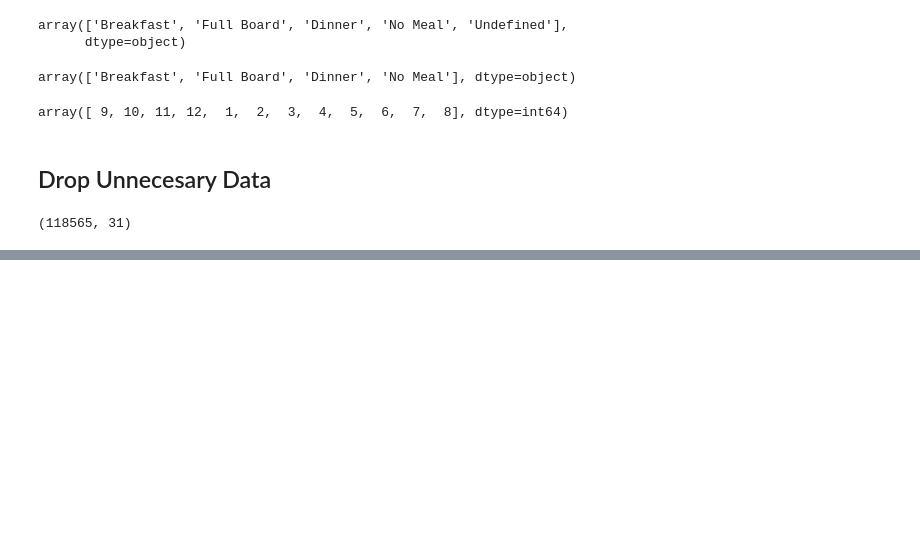
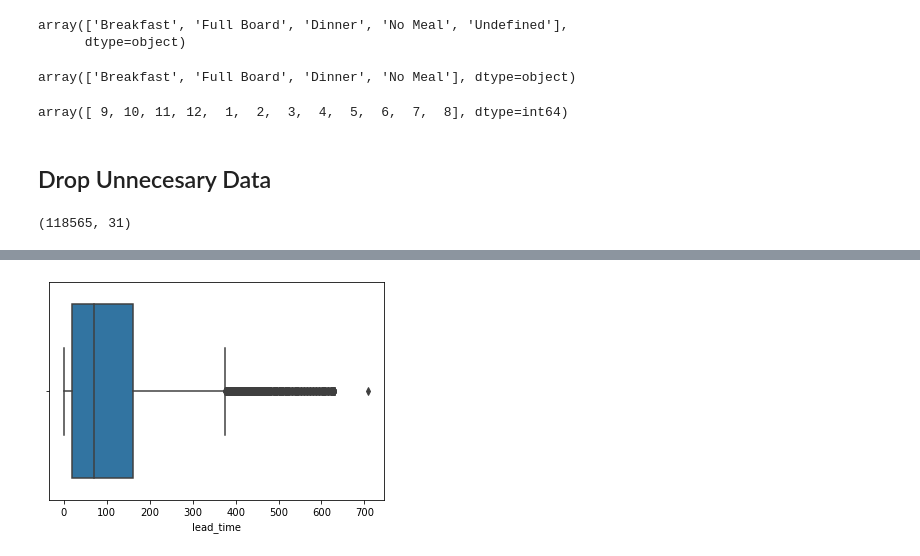
Before and after one commit to jarni66/investigate_hotel_business_data_visualization, a Jupyter notebook: mp_datavis.ipynb, the cells around one changed output, grey strips where cells are left out. Drawn from its saved outputs; the diff is of its cells as text; code cells hidden in the pictures; blank space fills up the shorter version.

```diff
--- a/mp_datavis.ipynb
+++ b/mp_datavis.ipynb
@@ -125,0 +294,6 @@ investigate_hotel_business_data_visualization
+# %%
+#Check distribution
+sns.boxplot(data=df, x='lead_time')
+plt.show()
+# %% [output]
+[figure, added]
```
Also changed, not shown: parts of 26 cells of this notebook.
